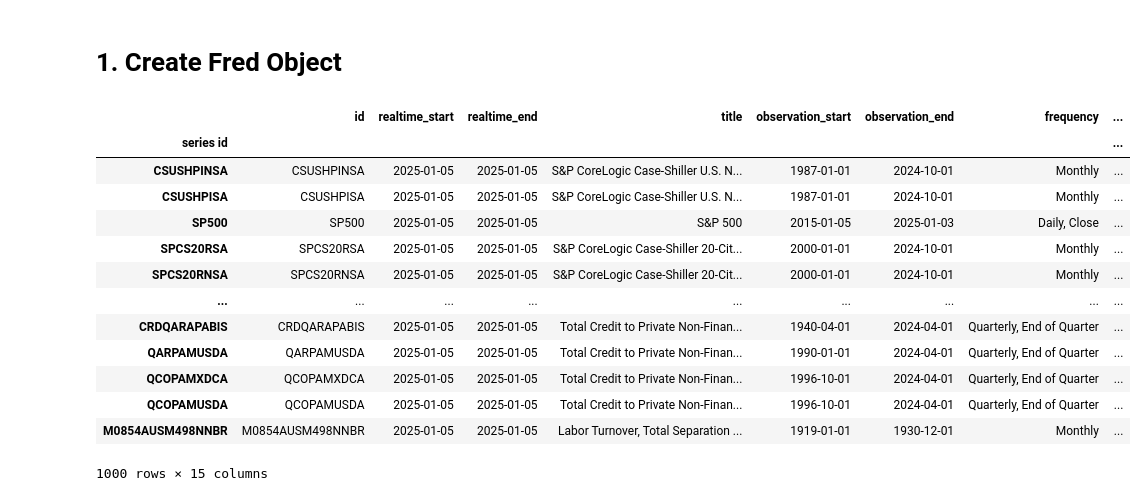
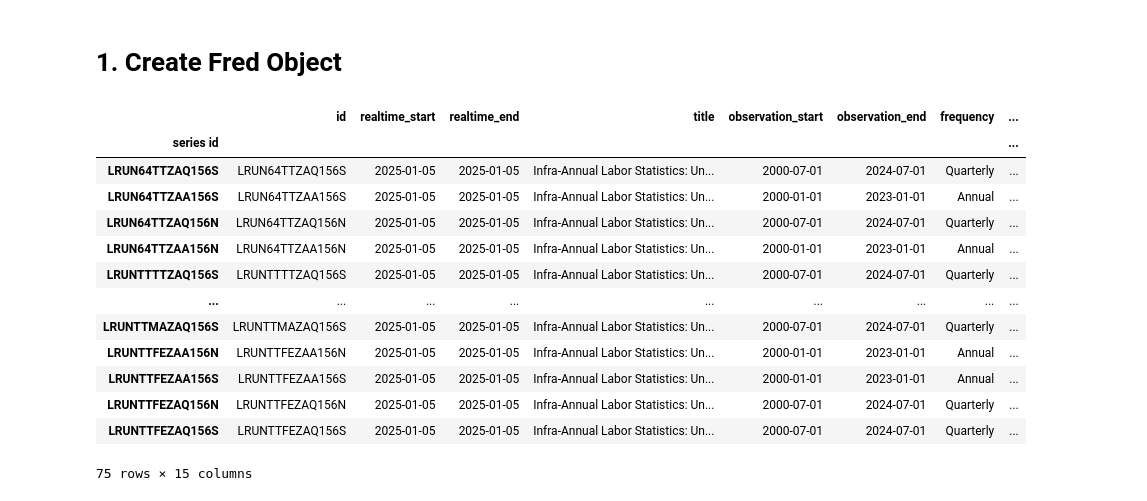
Before and after one commit to l-quincy01/Economic-Data-Analysis, a Jupyter notebook: EconomicEDA.ipynb, the cells around one changed output. Saved outputs shown, nothing was run; the diff lists cells and outputs as text; code cells hidden in the pictures.

```diff
--- a/EconomicEDA.ipynb
+++ b/EconomicEDA.ipynb
@@ -49,24 +49,28 @@ Successfully installed fredapi-0.5.2
 # %%
 # Fred
 from fredapi import Fred
 fred = Fred(api_key=fred_key)
 
 
 #Search Economic data
+sa_gni_search = fred.search("south africa gni")
+sa_unemploymentRate_search = fred.search("south africa unemployment")
 
-fred.search('S&P')
+#Display Economic data
+sa_gni_search
+sa_unemploymentRate_search
 # %% [output]
 |  | id | realtime_start | realtime_end | title | observation_start | observation_end | frequency | ... |
 | series id |  |  |  |  |  |  |  | ... |
-| CSUSHPINSA | CSUSHPINSA | 2025-01-05 | 2025-01-05 | S&P CoreLogic Case-Shiller U.S. N... | 1987-01-01 | 2024-10-01 | Monthly | ... |
-| CSUSHPISA | CSUSHPISA | 2025-01-05 | 2025-01-05 | S&P CoreLogic Case-Shiller U.S. N... | 1987-01-01 | 2024-10-01 | Monthly | ... |
-| SP500 | SP500 | 2025-01-05 | 2025-01-05 | S&P 500 | 2015-01-05 | 2025-01-03 | Daily, Close | ... |
-| SPCS20RSA | SPCS20RSA | 2025-01-05 | 2025-01-05 | S&P CoreLogic Case-Shiller 20-Cit... | 2000-01-01 | 2024-10-01 | Monthly | ... |
-| SPCS20RNSA | SPCS20RNSA | 2025-01-05 | 2025-01-05 | S&P CoreLogic Case-Shiller 20-Cit... | 2000-01-01 | 2024-10-01 | Monthly | ... |
+| LRUN64TTZAQ156S | LRUN64TTZAQ156S | 2025-01-05 | 2025-01-05 | Infra-Annual Labor Statistics: Un... | 2000-07-01 | 2024-07-01 | Quarterly | ... |
+| LRUN64TTZAA156S | LRUN64TTZAA156S | 2025-01-05 | 2025-01-05 | Infra-Annual Labor Statistics: Un... | 2000-01-01 | 2023-01-01 | Annual | ... |
+| LRUN64TTZAQ156N | LRUN64TTZAQ156N | 2025-01-05 | 2025-01-05 | Infra-Annual Labor Statistics: Un... | 2000-07-01 | 2024-07-01 | Quarterly | ... |
+| LRUN64TTZAA156N | LRUN64TTZAA156N | 2025-01-05 | 2025-01-05 | Infra-Annual Labor Statistics: Un... | 2000-01-01 | 2023-01-01 | Annual | ... |
+| LRUNTTTTZAQ156S | LRUNTTTTZAQ156S | 2025-01-05 | 2025-01-05 | Infra-Annual Labor Statistics: Un... | 2000-07-01 | 2024-07-01 | Quarterly | ... |
 | ... | ... | ... | ... | ... | ... | ... | ... | ... |
-| CRDQARAPABIS | CRDQARAPABIS | 2025-01-05 | 2025-01-05 | Total Credit to Private Non-Finan... | 1940-04-01 | 2024-04-01 | Quarterly, End of Quarter | ... |
-| QARPAMUSDA | QARPAMUSDA | 2025-01-05 | 2025-01-05 | Total Credit to Private Non-Finan... | 1990-01-01 | 2024-04-01 | Quarterly, End of Quarter | ... |
-| QCOPAMXDCA | QCOPAMXDCA | 2025-01-05 | 2025-01-05 | Total Credit to Private Non-Finan... | 1996-10-01 | 2024-04-01 | Quarterly, End of Quarter | ... |
-| QCOPAMUSDA | QCOPAMUSDA | 2025-01-05 | 2025-01-05 | Total Credit to Private Non-Finan... | 1996-10-01 | 2024-04-01 | Quarterly, End of Quarter | ... |
-| M0854AUSM498NNBR | M0854AUSM498NNBR | 2025-01-05 | 2025-01-05 | Labor Turnover, Total Separation ... | 1919-01-01 | 1930-12-01 | Monthly | ... |
+| LRUNTTMAZAQ156S | LRUNTTMAZAQ156S | 2025-01-05 | 2025-01-05 | Infra-Annual Labor Statistics: Un... | 2000-07-01 | 2024-07-01 | Quarterly | ... |
+| LRUNTTFEZAA156N | LRUNTTFEZAA156N | 2025-01-05 | 2025-01-05 | Infra-Annual Labor Statistics: Un... | 2000-01-01 | 2023-01-01 | Annual | ... |
+| LRUNTTFEZAA156S | LRUNTTFEZAA156S | 2025-01-05 | 2025-01-05 | Infra-Annual Labor Statistics: Un... | 2000-01-01 | 2023-01-01 | Annual | ... |
+| LRUNTTFEZAQ156N | LRUNTTFEZAQ156N | 2025-01-05 | 2025-01-05 | Infra-Annual Labor Statistics: Un... | 2000-07-01 | 2024-07-01 | Quarterly | ... |
+| LRUNTTFEZAQ156S | LRUNTTFEZAQ156S | 2025-01-05 | 2025-01-05 | Infra-Annual Labor Statistics: Un... | 2000-07-01 | 2024-07-01 | Quarterly | ... |
-1000 rows × 15 columns
+75 rows × 15 columns
```
Also changed, not shown: parts of 3 cells of this notebook.
